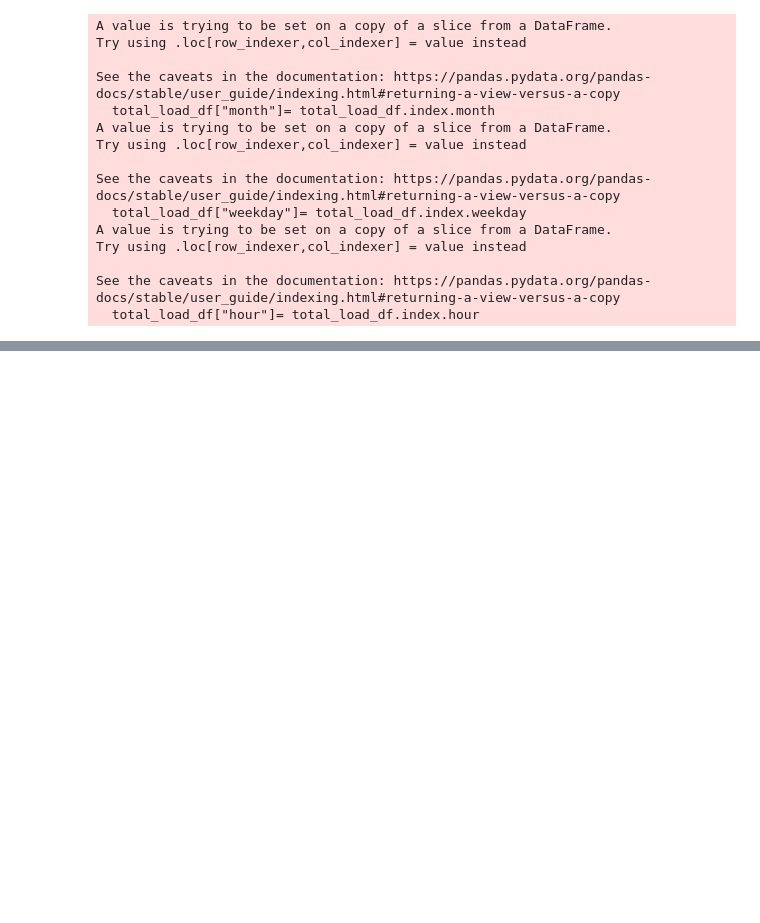
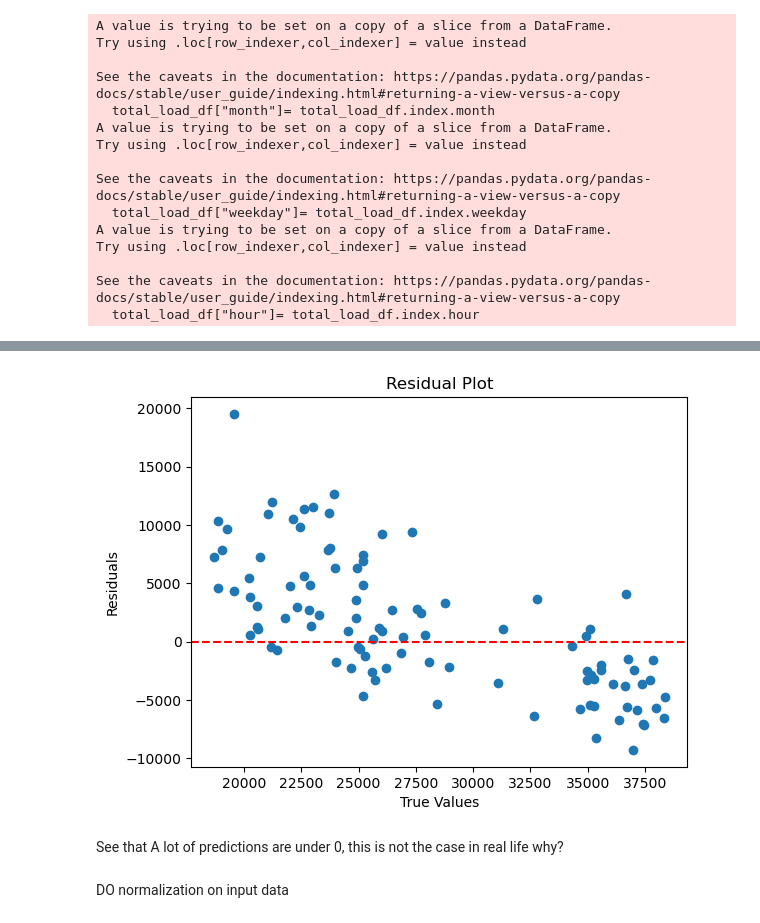
Before and after one commit to siljeberiksen/AI-in-industry, a Jupyter notebook: data_exploration.ipynb, the cells around one changed output, grey strips where cells are left out. Cells and saved outputs as stored; diff of their text form; code cells hidden in the pictures; blank space fills up the shorter version.

```diff
--- a/data_exploration.ipynb
+++ b/data_exploration.ipynb
@@ -94,0 +168,13 @@ import neuralprobabilistic
+# %%
+#Seperate training and test set
+sep = '2018-01-01'
+X_train = X_df[X_df.index < sep]
+y_train = y_df[y_df.index < sep]
+X_test = X_df[X_df.index >= sep]
+y_test= y_df[y_df.index >= sep]
+
+mean_train = y_train.mean()
+std_train = y_train.std()
+
+y_train_normalized = (y_train - mean_train) / std_train
+y_test_normalized = (y_test - mean_train) / std_train
@@ -94,0 +314,7 @@ import neuralprobabilistic
+# %%
+# Create a DataFrame with the index of X_test
+result_df = pd.DataFrame(index=y_test.index)
+
+# Add columns for predictions and true values
+result_df['predictions'] = predictions.flatten()  # Flatten the predictions array
+result_df['true_values'] = y_test.values #
@@ -94,0 +338,12 @@ import neuralprobabilistic
+# %%
+
+
+residuals = result_df[0:100]['predictions'] -result_df[0:100]["true_values"]
+plt.scatter(result_df[0:100]["true_values"], residuals)
+plt.axhline(y=0, color='r', linestyle='--')
+plt.xlabel('True Values')
+plt.ylabel('Residuals')
+plt.title('Residual Plot')
+plt.show()
+# %% [output]
+[figure, added]
@@ -94,0 +352,4 @@ import neuralprobabilistic
+# %% [markdown]
+See that A lot of predictions are under 0, this is not the case in real life why?
+# %% [markdown]
+DO normalization on input data
```
Also changed, not shown: parts of 20 cells of this notebook, 2 other files.
